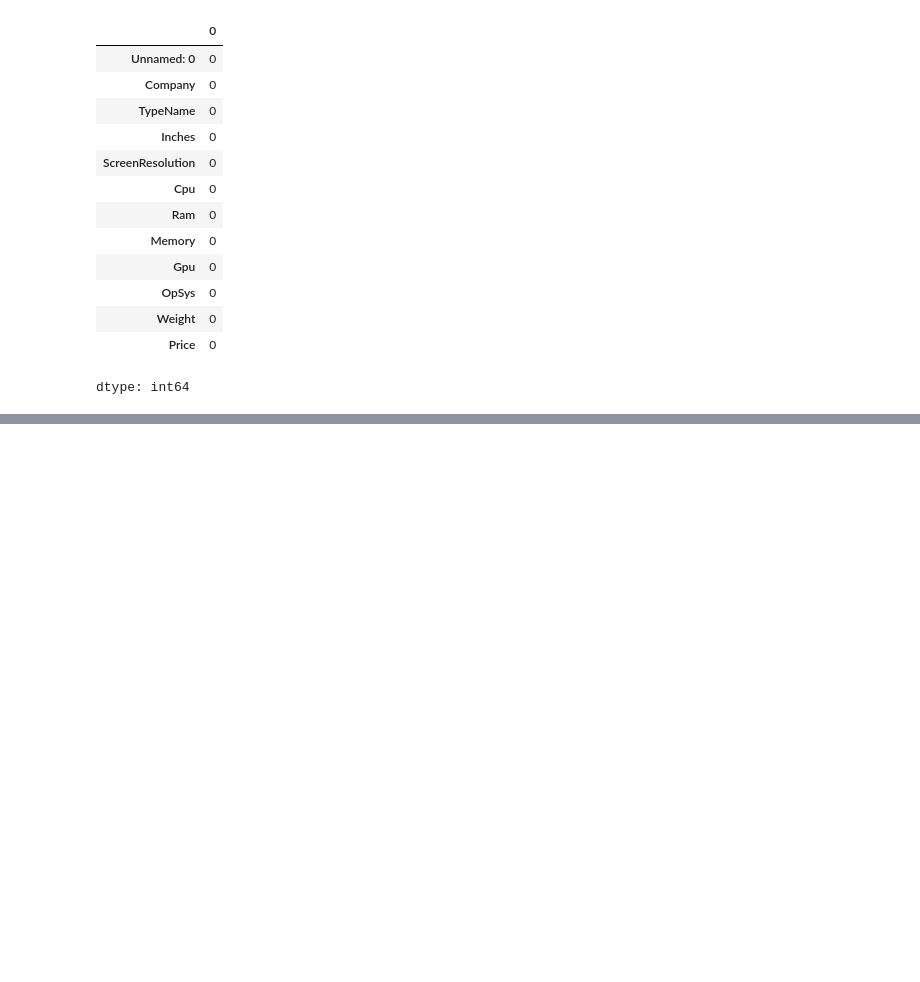
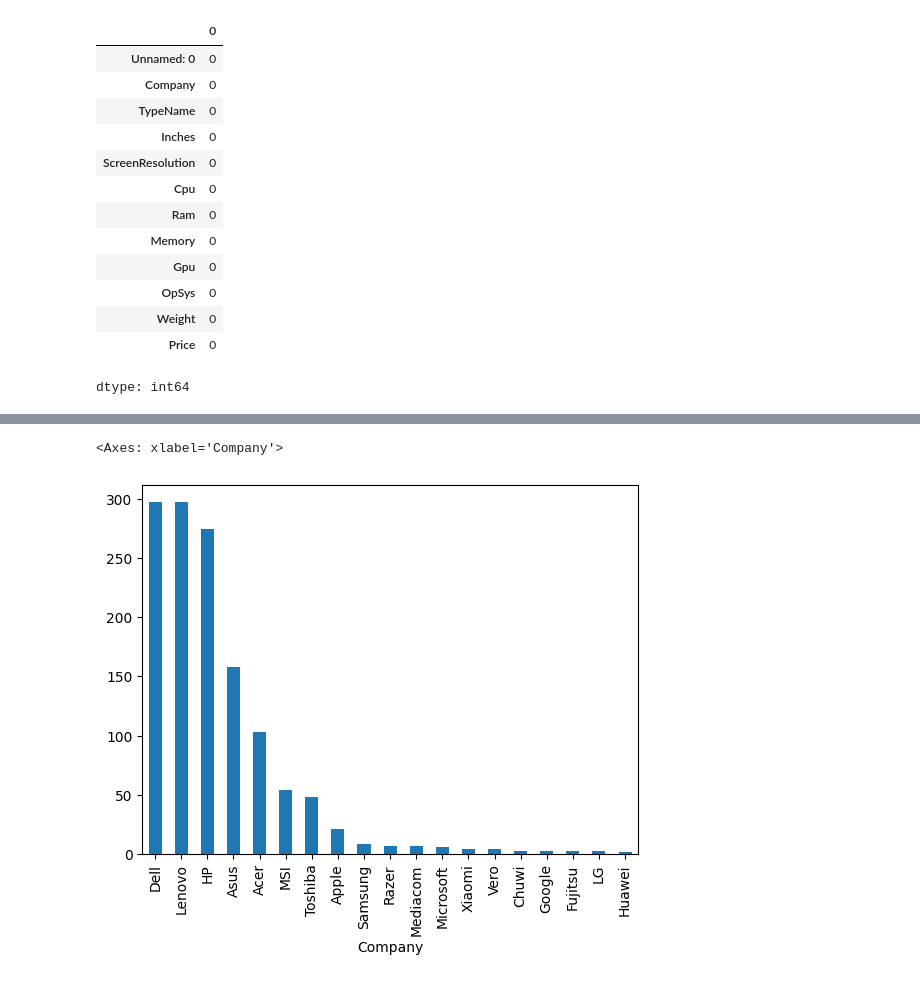
Before and after one commit to Bharatgaur/Laptop-Price-pridiction, a Jupyter notebook: Laptop_Price_pridiction.ipynb, the cells around one changed output, grey strips where cells are left out. Cells and saved outputs as stored; diff of their text form; code cells hidden in the pictures; blank space fills up the shorter version.

```diff
--- a/Laptop_Price_pridiction.ipynb
+++ b/Laptop_Price_pridiction.ipynb
@@ -112,0 +274,5 @@ dtype: int64
+# %%
+df['Company'].value_counts().plot(kind='bar')
+# %% [output]
+<Axes: xlabel='Company'>
+[figure, added]
```
Also changed, not shown: parts of 49 cells of this notebook.
